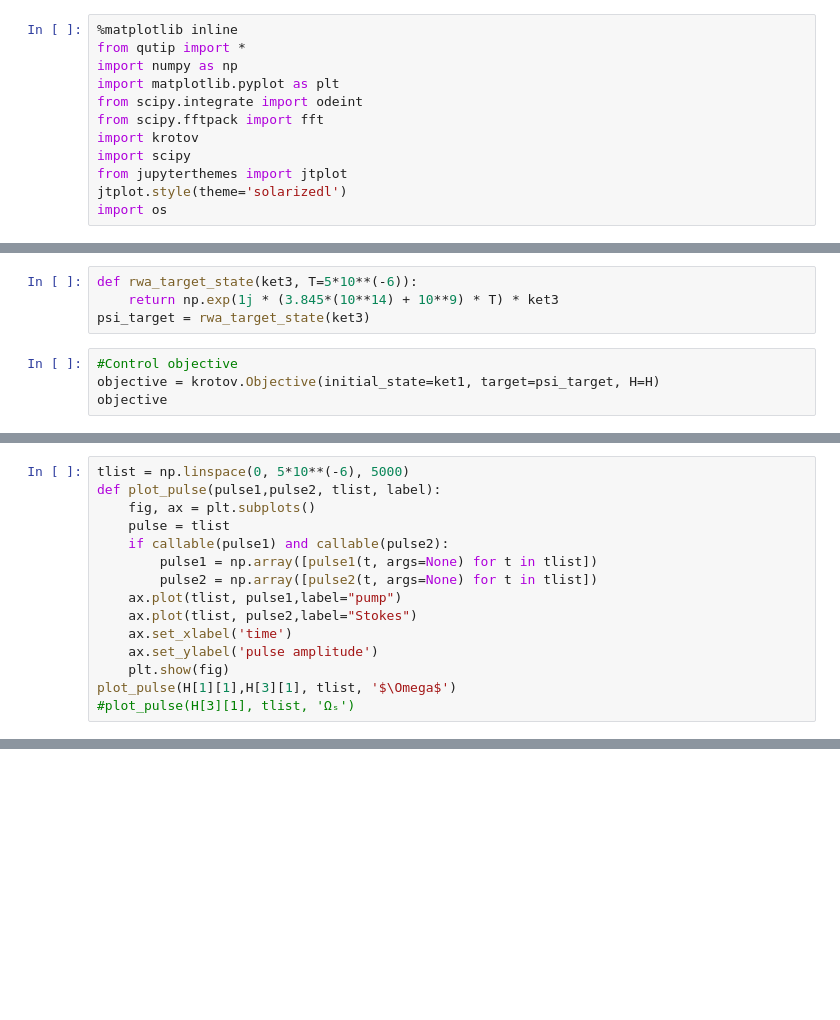
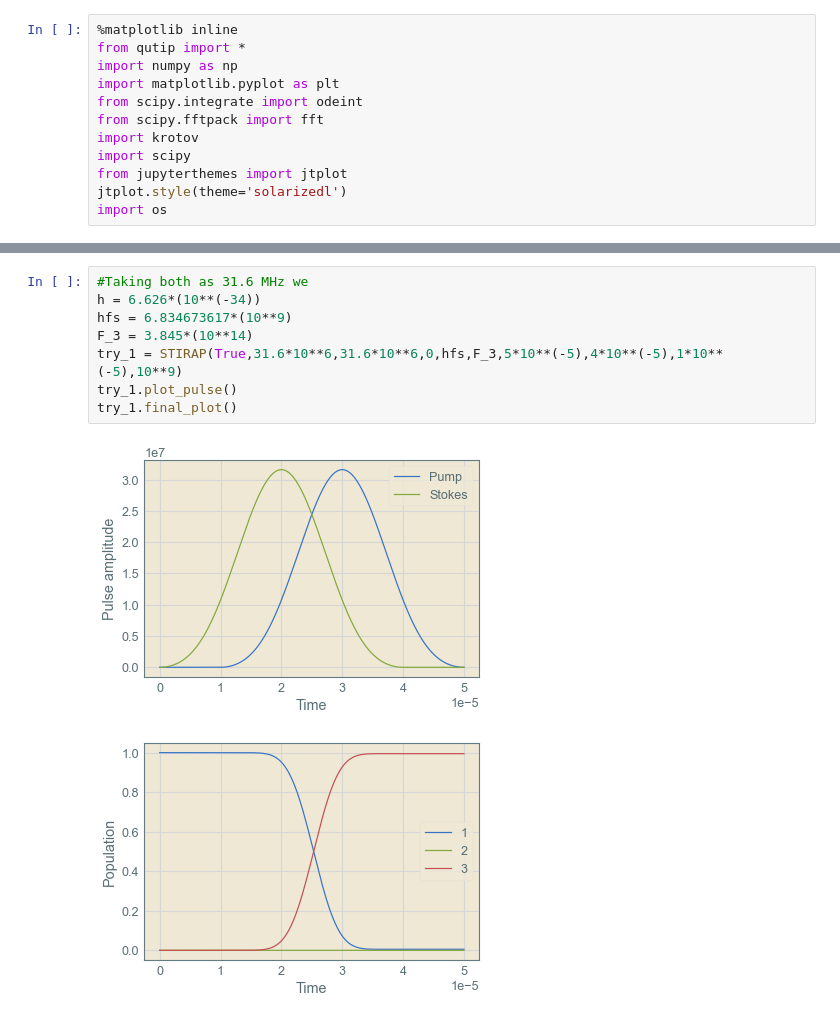
Before and after one commit to mahadevans2432/Quantum-Optics, a Jupyter notebook: STIRAP.ipynb, the cells around one changed output, grey strips where cells are left out. Cells and saved outputs as stored; diff of their text form; blank space fills up the shorter version.

```diff
--- a/STIRAP.ipynb
+++ b/STIRAP.ipynb
@@ -69,8 +12,0 @@ ket3 = qutip.Qobj(np.array([0.0, 0.0, 1.0]))
-# %%
-def rwa_target_state(ket3, T=5*10**(-6)):
-    return np.exp(1j * (3.845*(10**14) + 10**9) * T) * ket3
-psi_target = rwa_target_state(ket3)
-# %%
-#Control objective
-objective = krotov.Objective(initial_state=ket1, target=psi_target, H=H)
-objective
@@ -79,15 +12,0 @@ Objective[|Ψ₀(3)⟩ to |Ψ₁(3)⟩ via [H₀[3,3], [H₁[3,3], u₁(t)], [H
-# %%
-tlist = np.linspace(0, 5*10**(-6), 5000)
-def plot_pulse(pulse1,pulse2, tlist, label):
-    fig, ax = plt.subplots()
-    pulse = tlist
-    if callable(pulse1) and callable(pulse2):
-        pulse1 = np.array([pulse1(t, args=None) for t in tlist])
-        pulse2 = np.array([pulse2(t, args=None) for t in tlist])
-    ax.plot(tlist, pulse1,label="pump")
-    ax.plot(tlist, pulse2,label="Stokes")
-    ax.set_xlabel('time')
-    ax.set_ylabel('pulse amplitude')
-    plt.show(fig)
-plot_pulse(H[1][1],H[3][1], tlist, '$\Omega$')
-#plot_pulse(H[3][1], tlist, 'Ωₛ')
@@ -117,0 +181,11 @@ plot_population(guess_dynamics)
+# %%
+#Taking both as 31.6 MHz we
+h = 6.626*(10**(-34))
+hfs = 6.834673617*(10**9)
+F_3 = 3.845*(10**14)
+try_1 = STIRAP(True,31.6*10**6,31.6*10**6,0,hfs,F_3,5*10**(-5),4*10**(-5),1*10**(-5),10**9)
+try_1.plot_pulse()
+try_1.final_plot()
+# %% [output]
+[figure, added]
+[figure, added]
```
Also changed, not shown: parts of 13 cells of this notebook.
